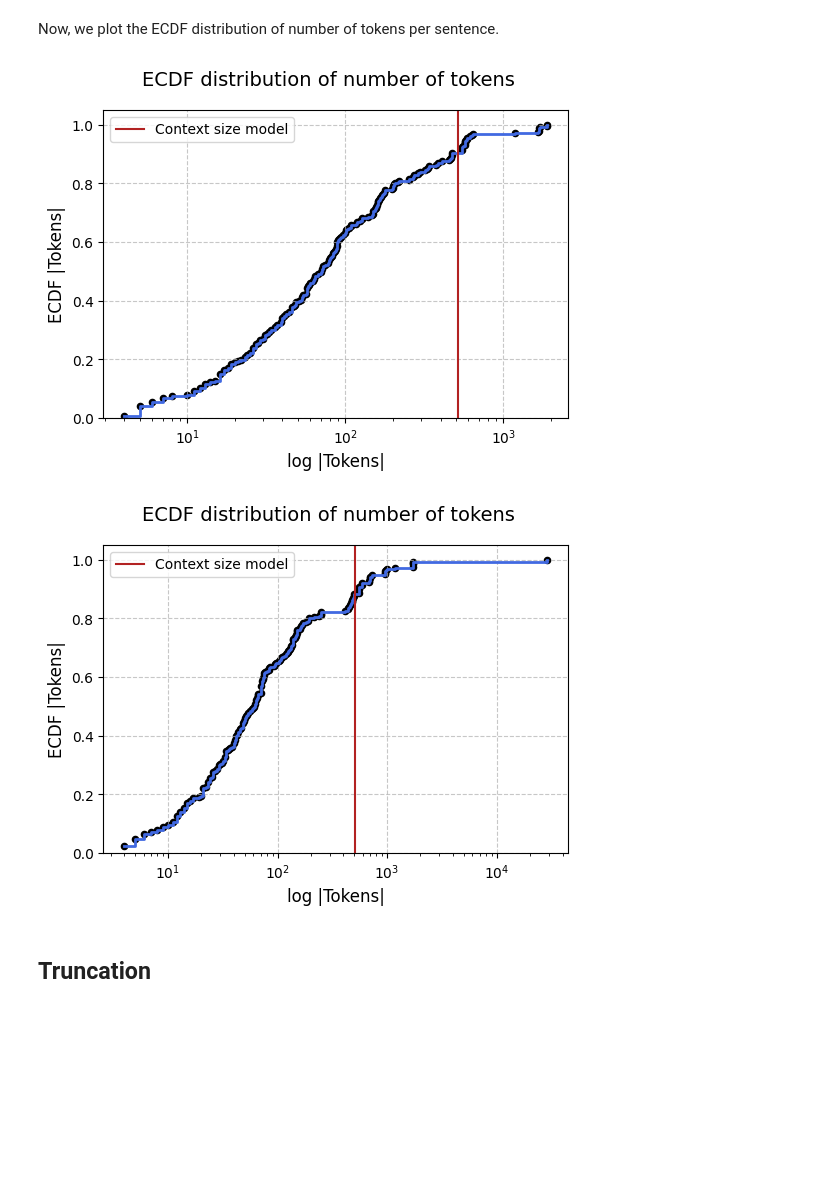
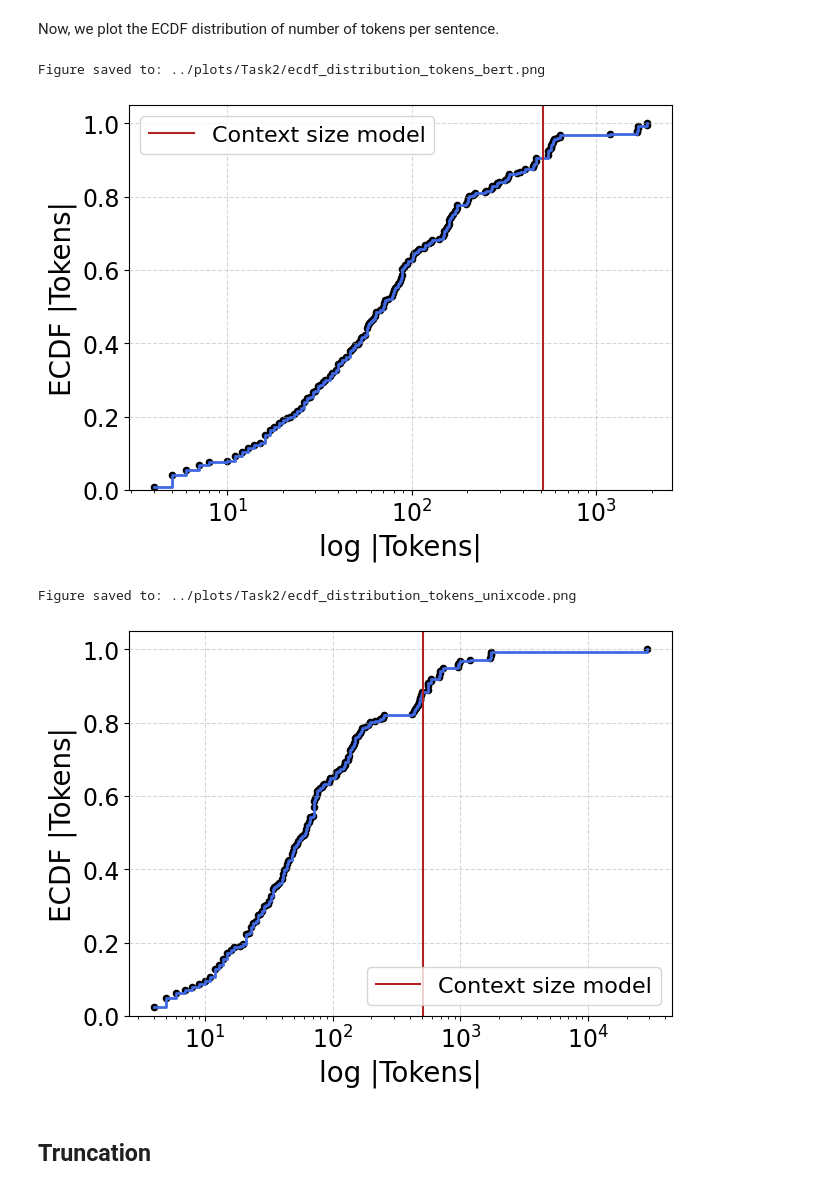
Before and after one commit to RenatoMignone/attack-tactic-recognition-nlp, a Jupyter notebook: lab/notebooks/Task2.ipynb, the cells around one changed output. Drawn from its saved outputs; the diff is of its cells as text; code cells hidden in the pictures; blank space fills up the shorter version.

Commit message:
Reviewed task 1-2 and created report

```diff
--- a/lab/notebooks/Task2.ipynb
+++ b/lab/notebooks/Task2.ipynb
@@ -13,10 +13,10 @@ import os
 # ============================================================================
 # GLOBAL CONFIGURATION: Plot Saving
 # ============================================================================
-SAVE_PLOTS = 0
+SAVE_PLOTS = 1
 # ============================================================================
 
-REPORT_IMAGES_DIR = '../plots/Task1'
+REPORT_IMAGES_DIR = '../plots/Task2'
 os.makedirs(REPORT_IMAGES_DIR, exist_ok=True)
 
 def save_figure_for_report(filename, dpi=300, bbox_inches='tight'):
@@ -180,43 +175,51 @@ def get_ecdf(list_numbers):
     cumulative_probs = np.cumsum(counts) / total
     return values, cumulative_probs
 # %%
+# Bert
 n_tokens_bert, cumulative_n_tokens_bert = get_ecdf(bert_token_counts)
 
-fig, ax = plt.subplots(1, 1, figsize=(6, 4))
+fig, ax = plt.subplots(1, 1, figsize=(7, 5))
 
 ax.step(n_tokens_bert, cumulative_n_tokens_bert, where='post', color='royalblue', linewidth=2)
 ax.scatter(n_tokens_bert, cumulative_n_tokens_bert, color='black', s=20)
-ax.grid(True, linestyle='--', alpha=0.7)
-ax.set_ylabel('ECDF |Tokens|', fontsize=12)
+ax.grid(True, linestyle='--', alpha=0.5)
+ax.set_ylabel('ECDF |Tokens|', fontsize=20)
 ax.set_ylim(0, 1.05)
 ax.axvline(512, 0, 1.05, c="firebrick", label = f"Context size model")
-ax.legend()
+ax.legend(fontsize=16)
 
-fig.suptitle('ECDF distribution of number of tokens', fontsize=14)
-ax.set_xlabel('log |Tokens|', fontsize=12)
+#fig.suptitle('ECDF distribution of number of tokens', fontsize=14)
+ax.set_xlabel('log |Tokens|', fontsize=20)
 ax.set_xscale("log")
+ax.tick_params(labelsize=17)
+save_figure_for_report('ecdf_distribution_tokens_bert.png')
 plt.show()
 # %% [output]
+Figure saved to: ../plots/Task2/ecdf_distribution_tokens_bert.png
-[figure, old version]
+[figure, new version]
 # %%
+# UnixCoder
 n_tokens_unix, cumulative_n_tokens_unix = get_ecdf(unixcoder_token_counts)
 
-fig, ax = plt.subplots(1, 1, figsize=(6, 4))
+fig, ax = plt.subplots(1, 1, figsize=(7, 5))
 
 ax.step(n_tokens_unix, cumulative_n_tokens_unix, where='post', color='royalblue', linewidth=2)
 ax.scatter(n_tokens_unix, cumulative_n_tokens_unix, color='black', s=20)
-ax.grid(True, linestyle='--', alpha=0.7)
-ax.set_ylabel('ECDF |Tokens|', fontsize=12)
+ax.grid(True, linestyle='--', alpha=0.5)
+ax.set_ylabel('ECDF |Tokens|', fontsize=20)
 ax.set_ylim(0, 1.05)
 ax.axvline(512, 0, 1.05, c="firebrick", label = f"Context size model")
-ax.legend()
+ax.legend(fontsize=16)
 
-fig.suptitle('ECDF distribution of number of tokens', fontsize=14)
-ax.set_xlabel('log |Tokens|', fontsize=12)
+#fig.suptitle('ECDF distribution of number of tokens', fontsize=14)
+ax.set_xlabel('log |Tokens|', fontsize=20)
+ax.tick_params(labelsize=17)
 ax.set_xscale("log")
+save_figure_for_report('ecdf_distribution_tokens_unixcode.png')
 plt.show()
 # %% [output]
+Figure saved to: ../plots/Task2/ecdf_distribution_tokens_unixcode.png
-[figure, old version]
+[figure, new version]
 # %% [markdown]
 ## Truncation
 # %% [markdown]
```
Also changed, not shown: parts of 11 cells of this notebook, 26 other files.
